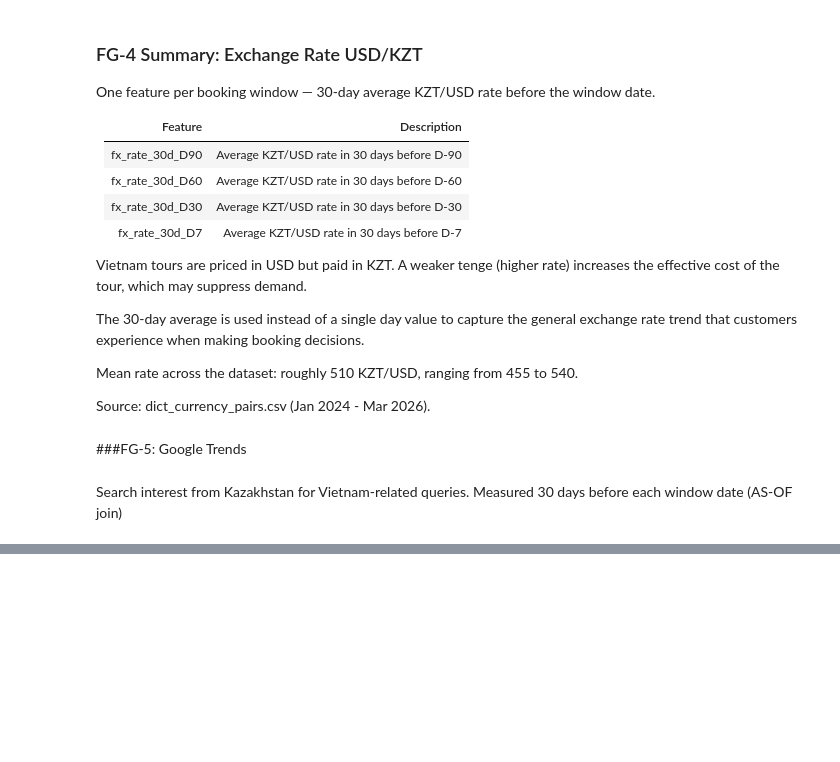
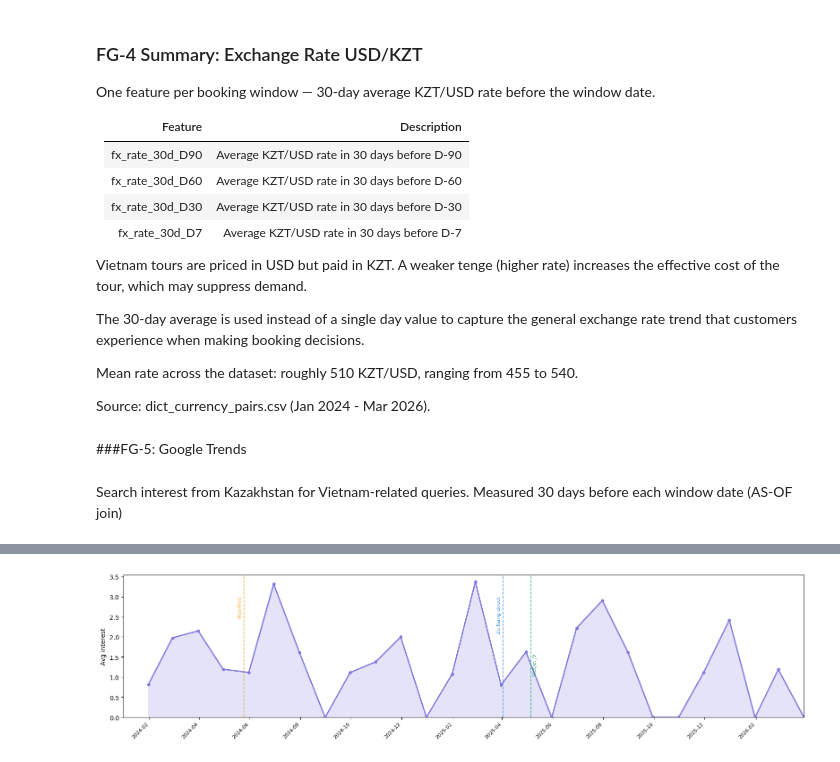
Before and after one commit to VildanaRazumova/thesis-demand-forecasting, a Jupyter notebook: thesis_notebook_final.ipynb, the cells around one changed output, grey strips where cells are left out. Drawn from its saved outputs; the diff is of its cells as text; code cells hidden in the pictures; blank space fills up the shorter version.

```diff
--- a/thesis_notebook_final.ipynb
+++ b/thesis_notebook_final.ipynb
@@ -1942,3 +1948,7 @@ Source: dict_currency_pairs.csv (Jan 2024 - Mar 2026).
 ###FG-5: Google Trends
 # %% [markdown]
 Search interest from Kazakhstan for Vietnam-related queries. Measured 30 days before each window date (AS-OF join)
+# %%
+# Load
+gt = pd.read_csv('/content/drive/MyDrive/Thesis_RazumovaV_2026/thesis_data/ext_google_trends.csv')
+gt['trend_date'] = pd.to_datetime(gt['trend_date'])
@@ -1944,0 +2010,33 @@ Search interest from Kazakhstan for Vietnam-related queries. Measured 30 days be
+# %%
+gt_daily = gt.groupby('trend_date')['interest'].mean()
+
+fig, ax1 = plt.subplots(figsize=(16, 4))
+
+gt_monthly = gt_daily.resample('ME').mean()
+ax1.plot(gt_monthly.index, gt_monthly.values,
+         color='#7F77DD', linewidth=2, marker='o', markersize=4)
+ax1.fill_between(gt_monthly.index, gt_monthly.values,
+                 alpha=0.2, color='#7F77DD')
+ax1.set_ylabel('Avg interest', fontsize=10)
+ax1.set_xlim(pd.Timestamp('2024-01-01'), pd.Timestamp('2026-03-31'))
+ax1.set_ylim(0)
+ax1.xaxis.set_major_locator(mdates.MonthLocator(interval=2))
+ax1.xaxis.set_major_formatter(mdates.DateFormatter('%Y-%m'))
+plt.xticks(rotation=45, ha='right', fontsize=8)
+
+events = {
+    '2024-05-25': ('Visa-free',      '#EF9F27', 0.85, 'right'),
+    '2025-04-02': ('Da Nang direct', '#378ADD',  0.85, 'right'),
+    '2025-05-06': ('VietJet JV',     '#1D9E75',  0.45, 'left'),
+}
+for date_str, (label, color, ypos, ha) in events.items():
+    d = pd.Timestamp(date_str)
+    offset = pd.Timedelta(days=-2) if ha == 'right' else pd.Timedelta(days=2)
+    ax1.axvline(d, color=color, linestyle='--', linewidth=1.2, alpha=0.8)
+    ax1.text(d + offset, ax1.get_ylim()[1] * ypos, label,
+             fontsize=8, color=color, rotation=90, va='top', ha=ha)
+
+plt.tight_layout()
+plt.show()
+# %% [output]
+[figure, added]
```
Also changed, not shown: parts of 21 cells of this notebook.
